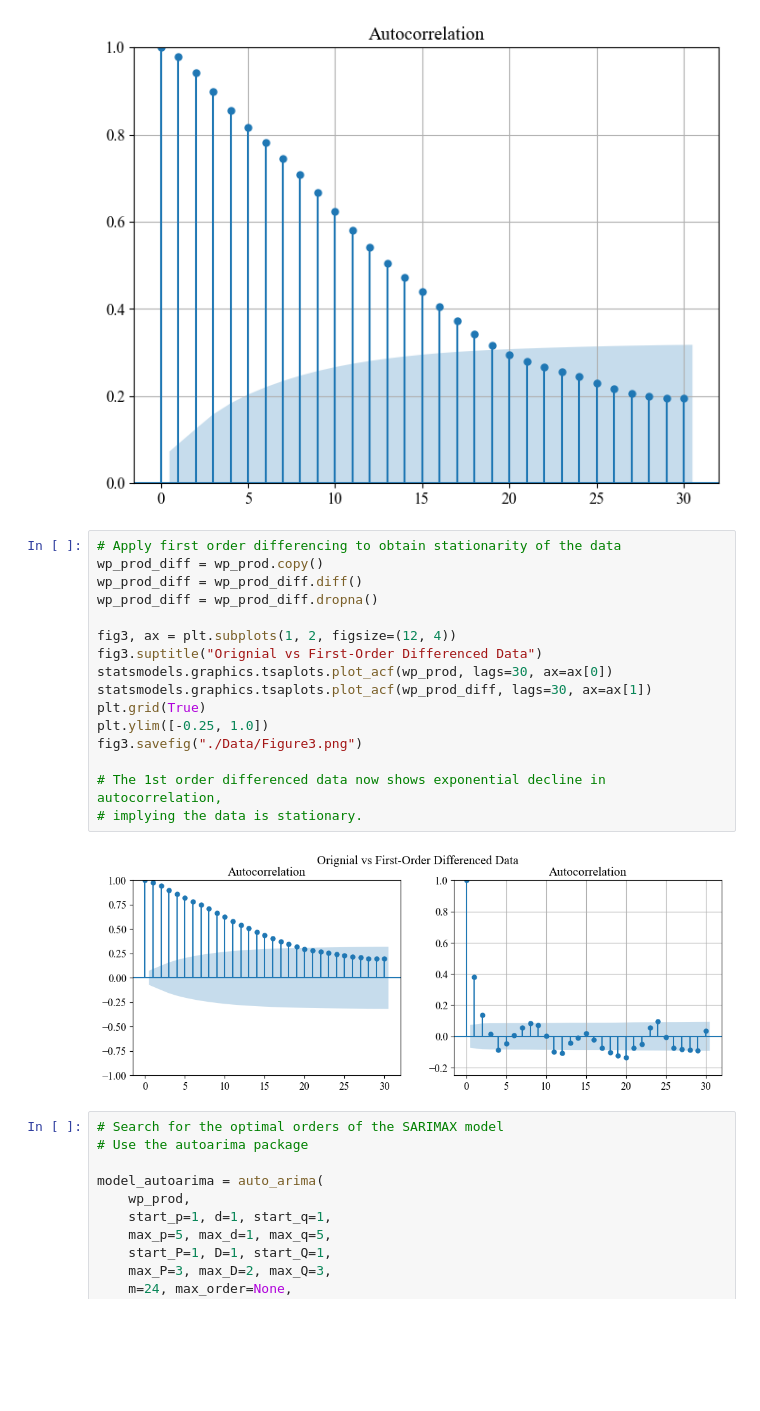
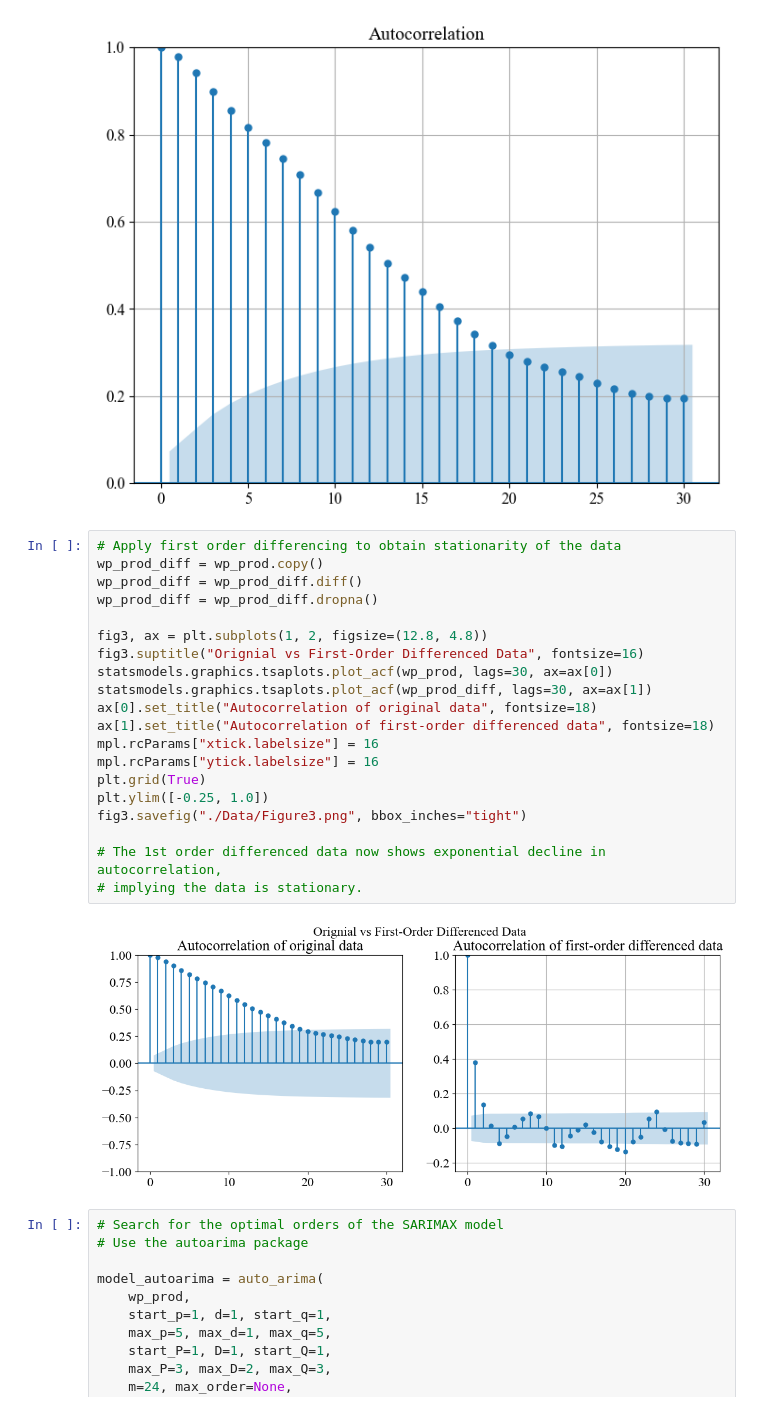
Before and after one commit to HyuntaeKR/enereng2023, a Jupyter notebook: ARIMA.ipynb, the cells around one changed output. Drawn from its saved outputs; the diff is of its cells as text; blank space fills up the shorter version.

```diff
--- a/ARIMA.ipynb
+++ b/ARIMA.ipynb
@@ -105,21 +105,25 @@ plt.ylim([0.0, 1.0]);
 # %%
 # Apply first order differencing to obtain stationarity of the data
 wp_prod_diff = wp_prod.copy()
 wp_prod_diff = wp_prod_diff.diff()
 wp_prod_diff = wp_prod_diff.dropna()
 
-fig3, ax = plt.subplots(1, 2, figsize=(12, 4))
-fig3.suptitle("Orignial vs First-Order Differenced Data")
+fig3, ax = plt.subplots(1, 2, figsize=(12.8, 4.8))
+fig3.suptitle("Orignial vs First-Order Differenced Data", fontsize=16)
 statsmodels.graphics.tsaplots.plot_acf(wp_prod, lags=30, ax=ax[0])
 statsmodels.graphics.tsaplots.plot_acf(wp_prod_diff, lags=30, ax=ax[1])
+ax[0].set_title("Autocorrelation of original data", fontsize=18)
+ax[1].set_title("Autocorrelation of first-order differenced data", fontsize=18)
+mpl.rcParams["xtick.labelsize"] = 16
+mpl.rcParams["ytick.labelsize"] = 16
 plt.grid(True)
 plt.ylim([-0.25, 1.0])
-fig3.savefig("./Data/Figure3.png")
+fig3.savefig("./Data/Figure3.png", bbox_inches="tight")
 
 # The 1st order differenced data now shows exponential decline in autocorrelation,
 # implying the data is stationary.
 # %% [output]
-[figure, old version]
+[figure, new version]
 # %%
 # Search for the optimal orders of the SARIMAX model
 # Use the autoarima package
```
Also changed, not shown: 1 other file.
